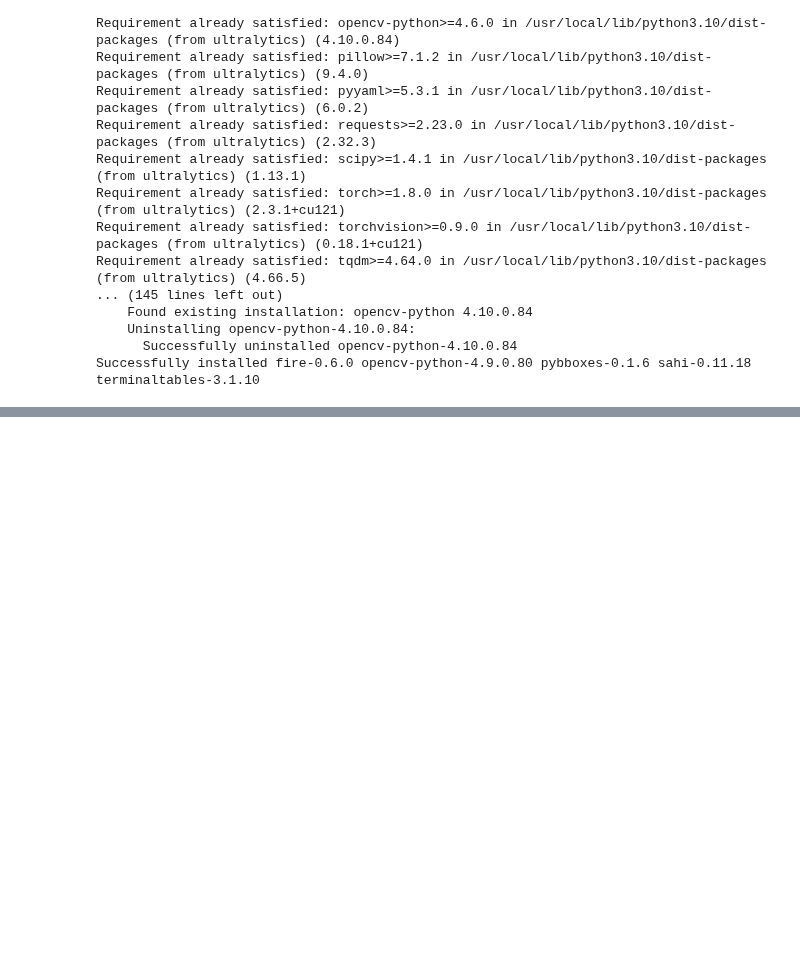
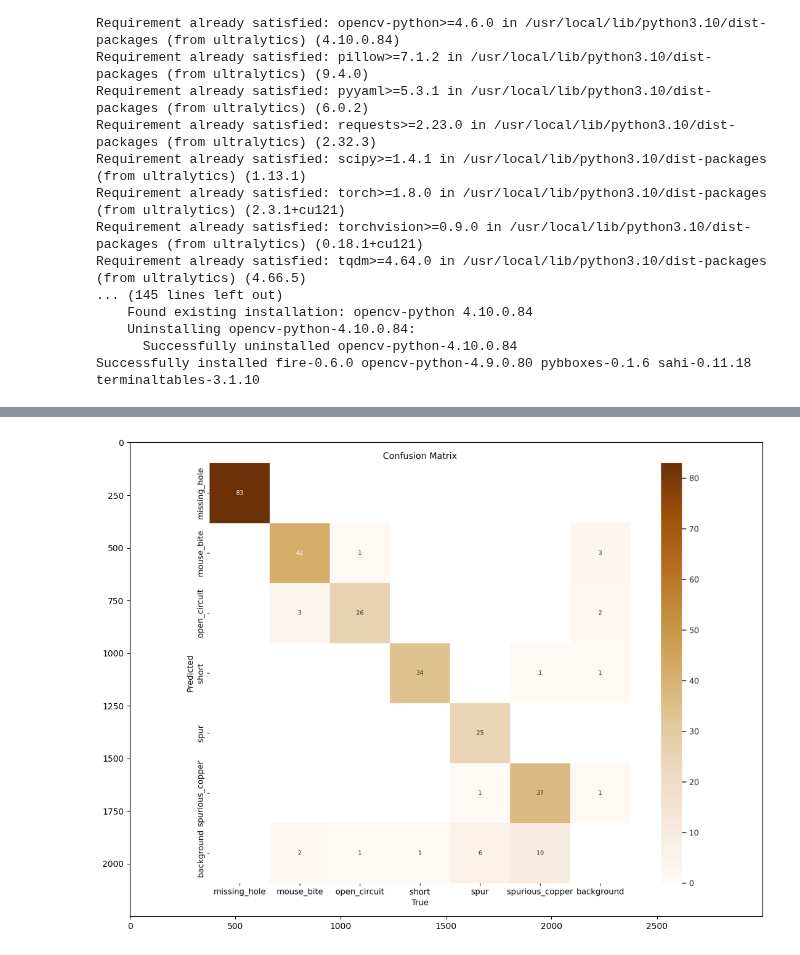
Before and after one commit to Mr-Kondo/_Inbox, a Jupyter notebook: PCB_defect.ipynb, the cells around one changed output, grey strips where cells are left out. Drawn from its saved outputs; the diff is of its cells as text; code cells hidden in the pictures; blank space fills up the shorter version.

```diff
--- a/PCB_defect.ipynb
+++ b/PCB_defect.ipynb
@@ -57,0 +115,7 @@ Results saved to runs/detect/train4
+# %%
+plt.figure(figsize=(20, 10))
+img = cv2.imread(os.path.join(training_save_dir, 'confusion_matrix.png'))
+plt.imshow(img)
+plt.show()
+# %% [output]
+[figure, added]
```
Also changed, not shown: parts of 15 cells of this notebook.
